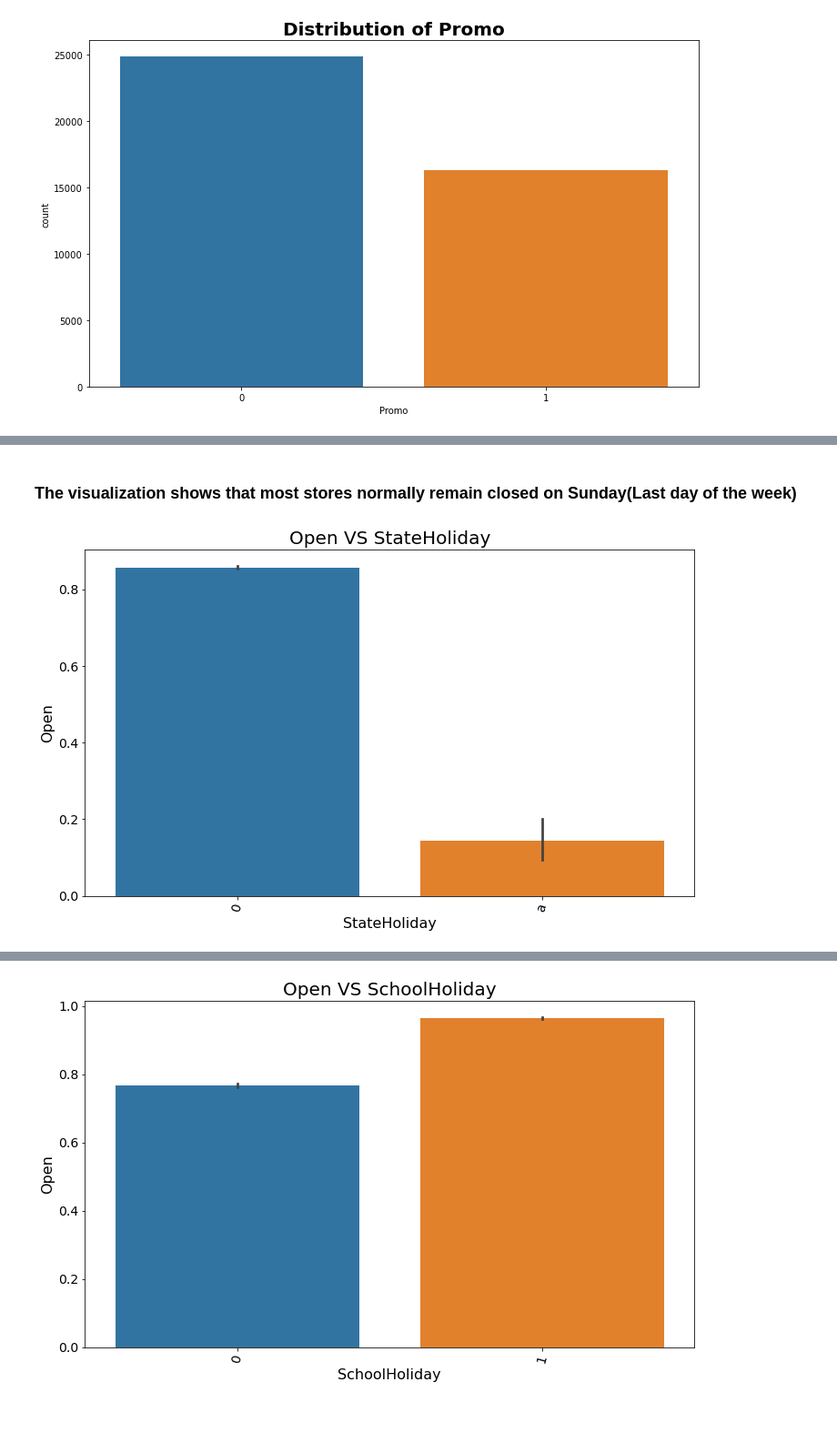
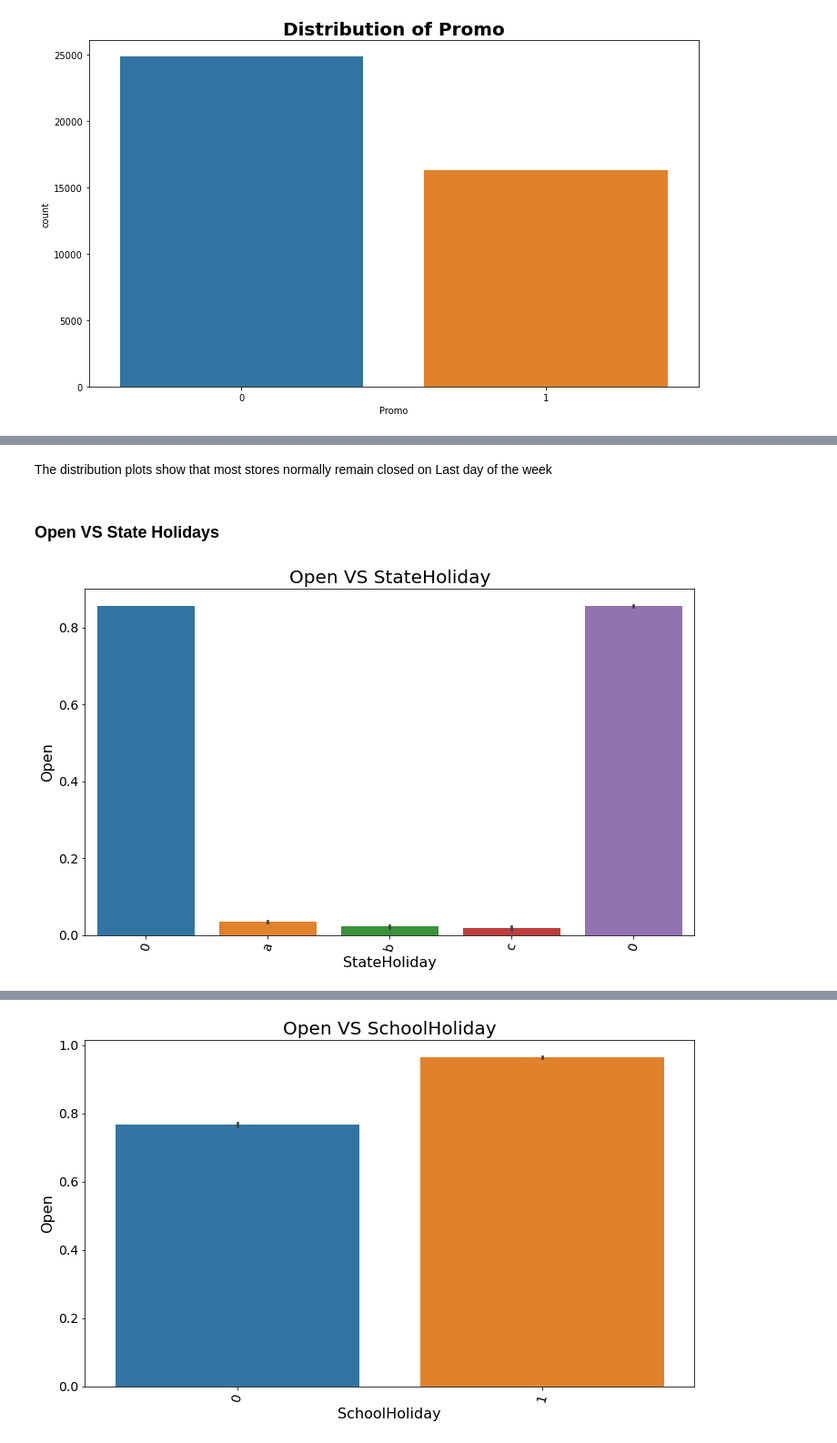
Before and after one commit to Stella-Mutacho/10Academy-Pharmaceutical-Sales-prediction-Project, a Jupyter notebook: notebooks/eda.ipynb, the cells around one changed output, grey strips where cells are left out. Shown: that part at 91% size. Cells and saved outputs as stored; diff of their text form; code cells hidden in the pictures; blank space fills up the shorter version.

```diff
--- a/notebooks/eda.ipynb
+++ b/notebooks/eda.ipynb
@@ -139,0 +212,35 @@ dtype: int64
+# %%
+#imp_median = SimpleImputer(missing_values=np.nan, strategy='most_frequent')
+
+
+
+
+#test_store['PromoInterval'].fillna(0, inplace=True)
+
+imp_median = SimpleImputer(missing_values=np.nan, strategy='median')
+imp_median = imp_median.fit(test_store[['CompetitionDistance']])
+imp_median = imp_median.fit(train_store[['CompetitionDistance']])
+test_store['CompetitionDistance'] = imp_median.transform(test_store[['CompetitionDistance']]).ravel()
+train_store['CompetitionDistance'] = imp_median.transform(train_store[['CompetitionDistance']]).ravel()
+
+imp_median = SimpleImputer(missing_values=np.nan, strategy='median')
+imp_median = imp_median.fit(test_store[['CompetitionOpenSinceYear']])
+test_store['CompetitionOpenSinceYear'] = imp_median.transform(test_store[['CompetitionOpenSinceYear']]).ravel()
+
+imp_median = SimpleImputer(missing_values=np.nan, strategy='median')
+imp_median = imp_median.fit(test_store[['CompetitionOpenSinceYear']])
+test_store['CompetitionOpenSinceYear'] = imp_median.transform(test_store[['CompetitionOpenSinceYear']]).ravel()
+
+imp_median = SimpleImputer(missing_values=np.nan, strategy='median')
+imp_median = imp_median.fit(test_store[['Promo2SinceWeek']])
+test_store['Promo2SinceWeek'] = imp_median.transform(test_store[['Promo2SinceWeek']]).ravel()
+imp_median = SimpleImputer(missing_values=np.nan, strategy='median')
+imp_median = imp_median.fit(test_store[['Promo2SinceWeek']])
+test_store['Promo2SinceYear'] = imp_median.transform(test_store[['Promo2SinceYear']]).ravel()
+imputer = SimpleImputer(strategy='constant',
+                        missing_values=np.nan, fill_value=0)
+imp_median = imp_median.fit(test_store[['Open']])
+test_store['Open'] = imp_median.transform(test_store[['Open']]).ravel()
+imp_median = SimpleImputer(missing_values=np.nan, strategy='median')
+imp_median = imp_median.fit(test_store[['CompetitionOpenSinceYear']])
+test_store['CompetitionOpenSinceYear'] = imp_median.transform(test_store[['CompetitionOpenSinceYear']]).ravel()
@@ -139,0 +349,4 @@ dtype: int64
+# %%
+# extracting year and month from Date
+train_store['Year']  = train_store['Date'].apply(lambda x: int(str(x)[:4]))
+train_store['Month'] = train_store['Date'].apply(lambda x: int(str(x)[5:7]))
@@ -143,0 +388,2 @@ plot= Plot()
+# %%
+plot= Plot()
@@ -152,6 +422,8 @@ plot.plot_bar(test_noNull,"DayOfWeek","Open","Day of week VS Open", "DayOfWeek",
 # %% [markdown]
-### The visualization shows that most stores normally remain closed on Sunday(Last day of the week)
+The distribution plots show that most stores normally remain closed on Last day of the week
+# %% [markdown]
+###    Open VS State Holidays
 # %%
-plot.plot_bar(test_df,"StateHoliday","Open","Open VS StateHoliday", "StateHoliday","Open")
+plot.plot_bar(train_store,"StateHoliday","Open","Open VS StateHoliday", "StateHoliday","Open")
 # %% [output]
-[figure, old version]
+[figure, new version]
```
Also changed, not shown: parts of 75 cells of this notebook.
